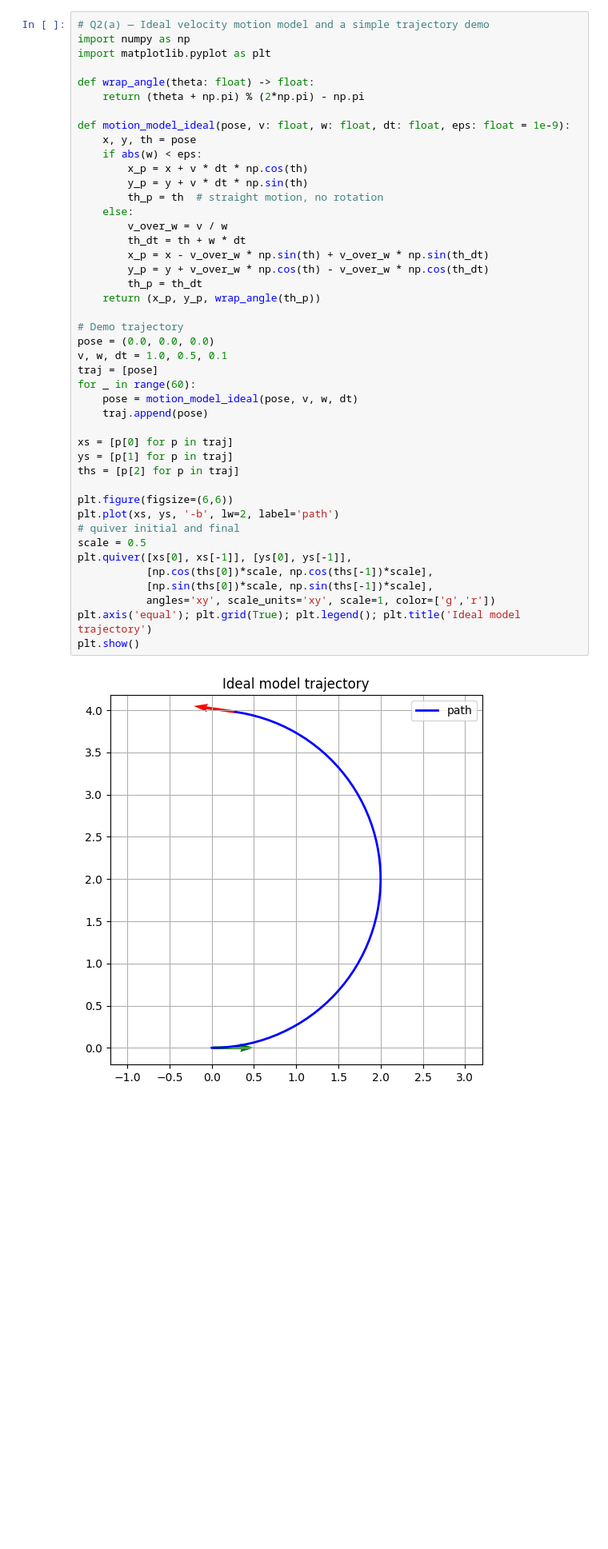
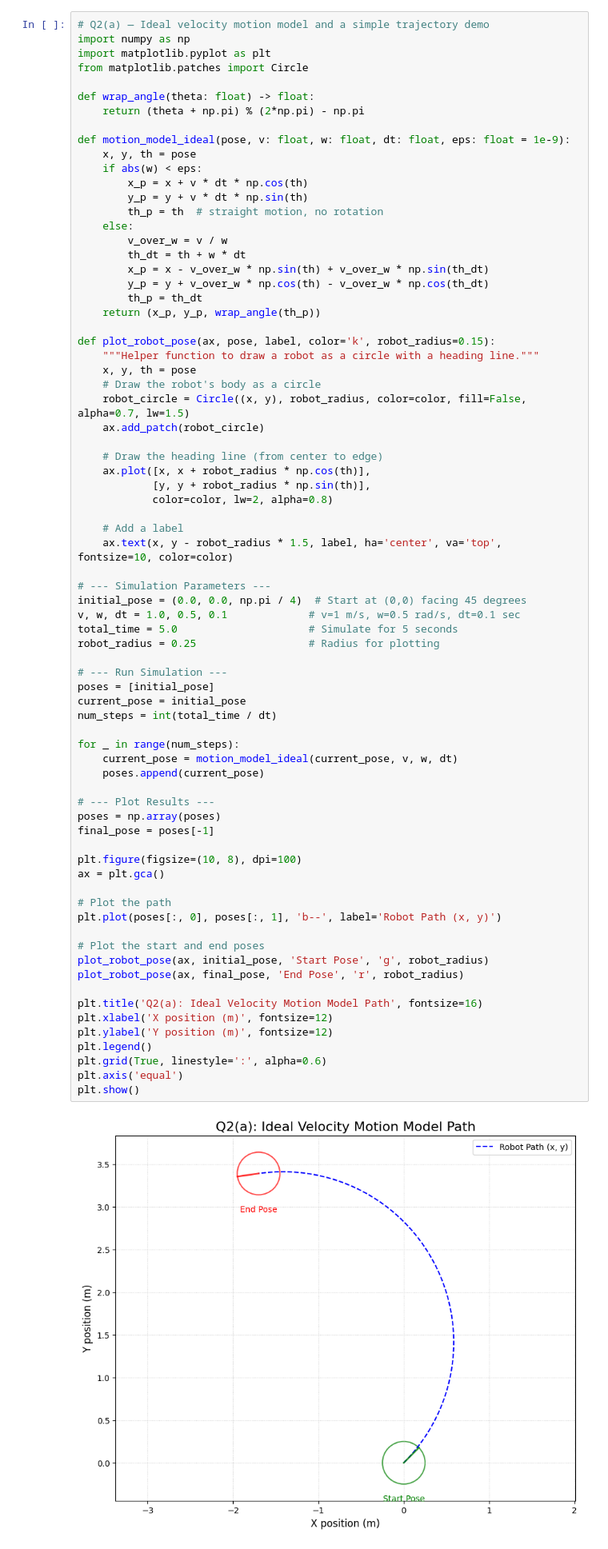
Before and after one commit to amnessa/585_Probabilistic_Robotics, a Jupyter notebook: homework2/Homework2.ipynb, the cells around one changed output. Shown at 80% size. Cells and saved outputs as stored; diff of their text form; blank space fills up the shorter version.

```diff
--- a/homework2/Homework2.ipynb
+++ b/homework2/Homework2.ipynb
@@ -188,49 +188,79 @@ was used to generate them.
 # %%
 # Q2(a) — Ideal velocity motion model and a simple trajectory demo
 import numpy as np
 import matplotlib.pyplot as plt
+from matplotlib.patches import Circle
 
 def wrap_angle(theta: float) -> float:
     return (theta + np.pi) % (2*np.pi) - np.pi
 
 def motion_model_ideal(pose, v: float, w: float, dt: float, eps: float = 1e-9):
     x, y, th = pose
     if abs(w) < eps:
         x_p = x + v * dt * np.cos(th)
         y_p = y + v * dt * np.sin(th)
         th_p = th  # straight motion, no rotation
     else:
         v_over_w = v / w
         th_dt = th + w * dt
         x_p = x - v_over_w * np.sin(th) + v_over_w * np.sin(th_dt)
         y_p = y + v_over_w * np.cos(th) - v_over_w * np.cos(th_dt)
         th_p = th_dt
     return (x_p, y_p, wrap_angle(th_p))
 
-# Demo trajectory
-pose = (0.0, 0.0, 0.0)
-v, w, dt = 1.0, 0.5, 0.1
-traj = [pose]
-for _ in range(60):
-    pose = motion_model_ideal(pose, v, w, dt)
-    traj.append(pose)
+def plot_robot_pose(ax, pose, label, color='k', robot_radius=0.15):
+    """Helper function to draw a robot as a circle with a heading line."""
+    x, y, th = pose
+    # Draw the robot's body as a circle
+    robot_circle = Circle((x, y), robot_radius, color=color, fill=False, alpha=0.7, lw=1.5)
+    ax.add_patch(robot_circle)
 
-xs = [p[0] for p in traj]
-ys = [p[1] for p in traj]
-ths = [p[2] for p in traj]
+    # Draw the heading line (from center to edge)
+    ax.plot([x, x + robot_radius * np.cos(th)],
+            [y, y + robot_radius * np.sin(th)],
+            color=color, lw=2, alpha=0.8)
 
-plt.figure(figsize=(6,6))
-plt.plot(xs, ys, '-b', lw=2, label='path')
-# quiver initial and final
-scale = 0.5
-plt.quiver([xs[0], xs[-1]], [ys[0], ys[-1]],
-           [np.cos(ths[0])*scale, np.cos(ths[-1])*scale],
-           [np.sin(ths[0])*scale, np.sin(ths[-1])*scale],
-           angles='xy', scale_units='xy', scale=1, color=['g','r'])
-plt.axis('equal'); plt.grid(True); plt.legend(); plt.title('Ideal model trajectory')
+    # Add a label
+    ax.text(x, y - robot_radius * 1.5, label, ha='center', va='top', fontsize=10, color=color)
+
+# --- Simulation Parameters ---
+initial_pose = (0.0, 0.0, np.pi / 4)  # Start at (0,0) facing 45 degrees
+v, w, dt = 1.0, 0.5, 0.1             # v=1 m/s, w=0.5 rad/s, dt=0.1 sec
+total_time = 5.0                     # Simulate for 5 seconds
+robot_radius = 0.25                  # Radius for plotting
+
+# --- Run Simulation ---
+poses = [initial_pose]
+current_pose = initial_pose
+num_steps = int(total_time / dt)
+
+for _ in range(num_steps):
+    current_pose = motion_model_ideal(current_pose, v, w, dt)
+    poses.append(current_pose)
+
+# --- Plot Results ---
+poses = np.array(poses)
+final_pose = poses[-1]
+
+plt.figure(figsize=(10, 8), dpi=100)
+ax = plt.gca()
+
+# Plot the path
+plt.plot(poses[:, 0], poses[:, 1], 'b--', label='Robot Path (x, y)')
+
+# Plot the start and end poses
+plot_robot_pose(ax, initial_pose, 'Start Pose', 'g', robot_radius)
+plot_robot_pose(ax, final_pose, 'End Pose', 'r', robot_radius)
+
+plt.title('Q2(a): Ideal Velocity Motion Model Path', fontsize=16)
+plt.xlabel('X position (m)', fontsize=12)
+plt.ylabel('Y position (m)', fontsize=12)
+plt.legend()
+plt.grid(True, linestyle=':', alpha=0.6)
+plt.axis('equal')
 plt.show()
 # %% [output]
-[figure, old version]
+[figure, new version]
 # %% [markdown]
 ### A2.2:
 # %%
```
Also changed, not shown: parts of 2 cells of this notebook, 3 other files.
